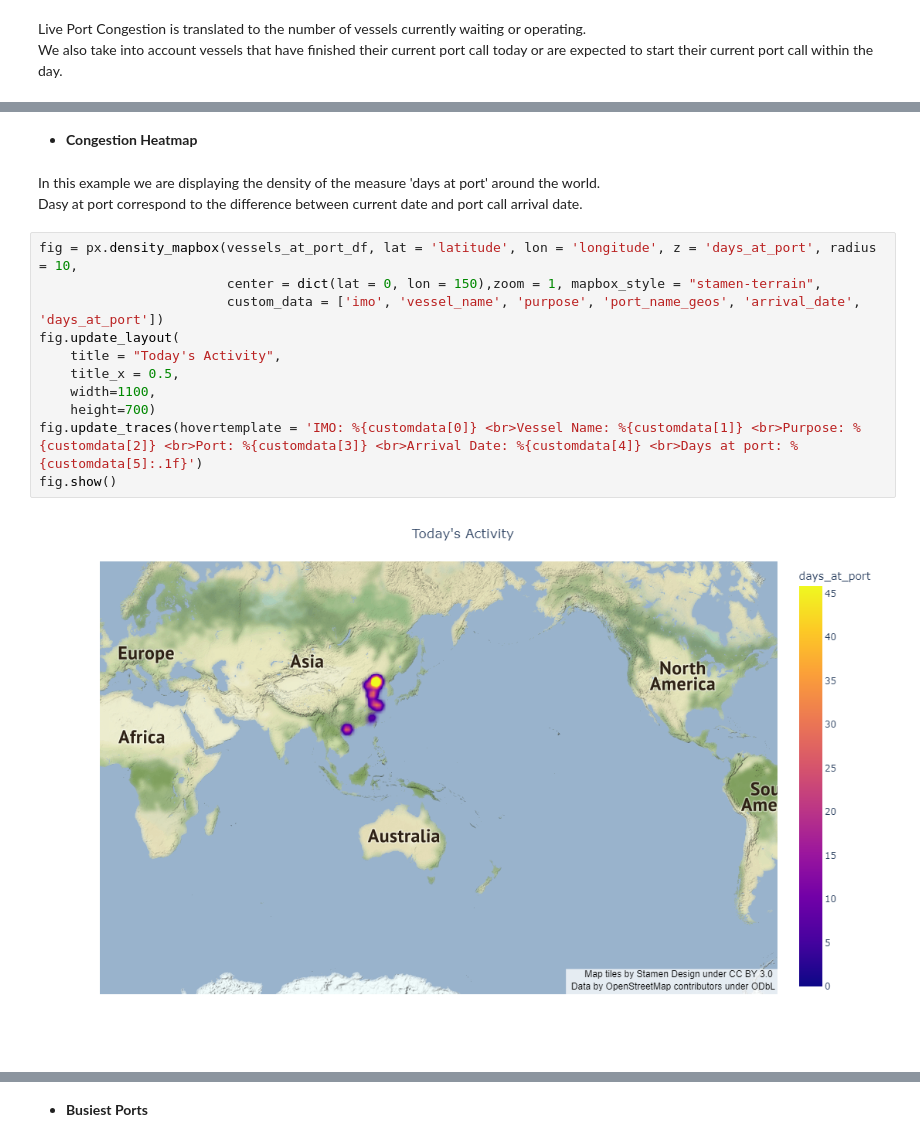
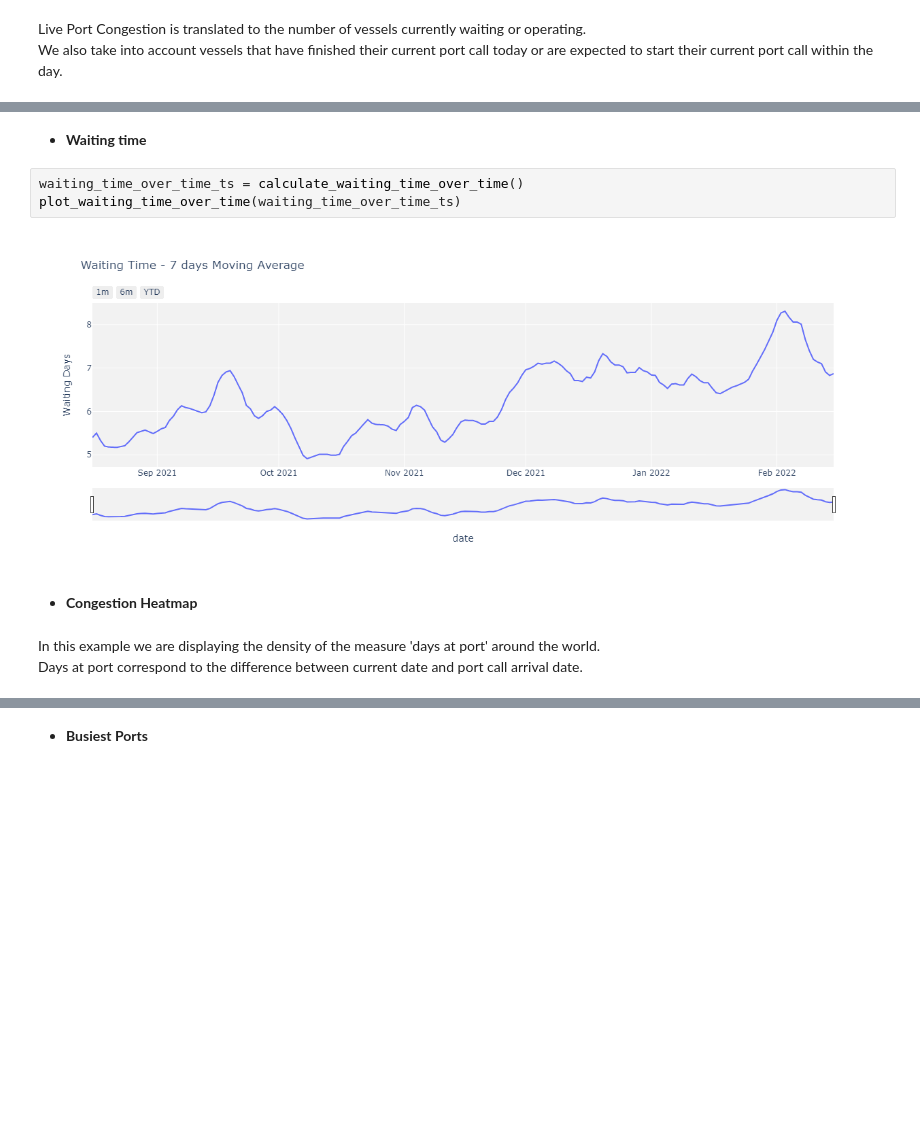
Before and after one commit to SignalOceanSdk/SignalSDK, a Jupyter notebook: docs/examples/jupyter/VoyagesAPI/Port_Congestion_in_China_(Capes).ipynb, the cells around one changed output, grey strips where cells are left out. Drawn from its saved outputs; the diff is of its cells as text; blank space fills up the shorter version.

```diff
--- a/docs/examples/jupyter/VoyagesAPI/Port_Congestion_in_China_(Capes).ipynb
+++ b/docs/examples/jupyter/VoyagesAPI/Port_Congestion_in_China_(Capes).ipynb
@@ -532,18 +621,12 @@ vessels_at_port_df\
+# %% [markdown]
+- **Waiting time**
+# %%
+waiting_time_over_time_ts = calculate_waiting_time_over_time()
+plot_waiting_time_over_time(waiting_time_over_time_ts)
+# %% [output]
+[figure, added]
 # %% [markdown]
 - **Congestion Heatmap**
 # %% [markdown]
 In this example we are displaying the density of the measure 'days at port' around the world.
-Dasy at port correspond to the difference between current date and port call arrival date.
+Days at port correspond to the difference between current date and port call arrival date.
-# %%
-fig = px.density_mapbox(vessels_at_port_df, lat = 'latitude', lon = 'longitude', z = 'days_at_port', radius = 10,
-                        center = dict(lat = 0, lon = 150),zoom = 1, mapbox_style = "stamen-terrain",
-                        custom_data = ['imo', 'vessel_name', 'purpose', 'port_name_geos', 'arrival_date', 'days_at_port'])
-fig.update_layout(
-    title = "Today's Activity",
-    title_x = 0.5,
-    width=1100,
-    height=700)
-fig.update_traces(hovertemplate = 'IMO: %{customdata[0]} <br>Vessel Name: %{customdata[1]} <br>Purpose: %{customdata[2]} <br>Port: %{customdata[3]} <br>Arrival Date: %{customdata[4]} <br>Days at port: %{customdata[5]:.1f}')
-fig.show()
-# %% [output]
-[figure, removed]
```
Also changed, not shown: parts of 56 cells of this notebook.
